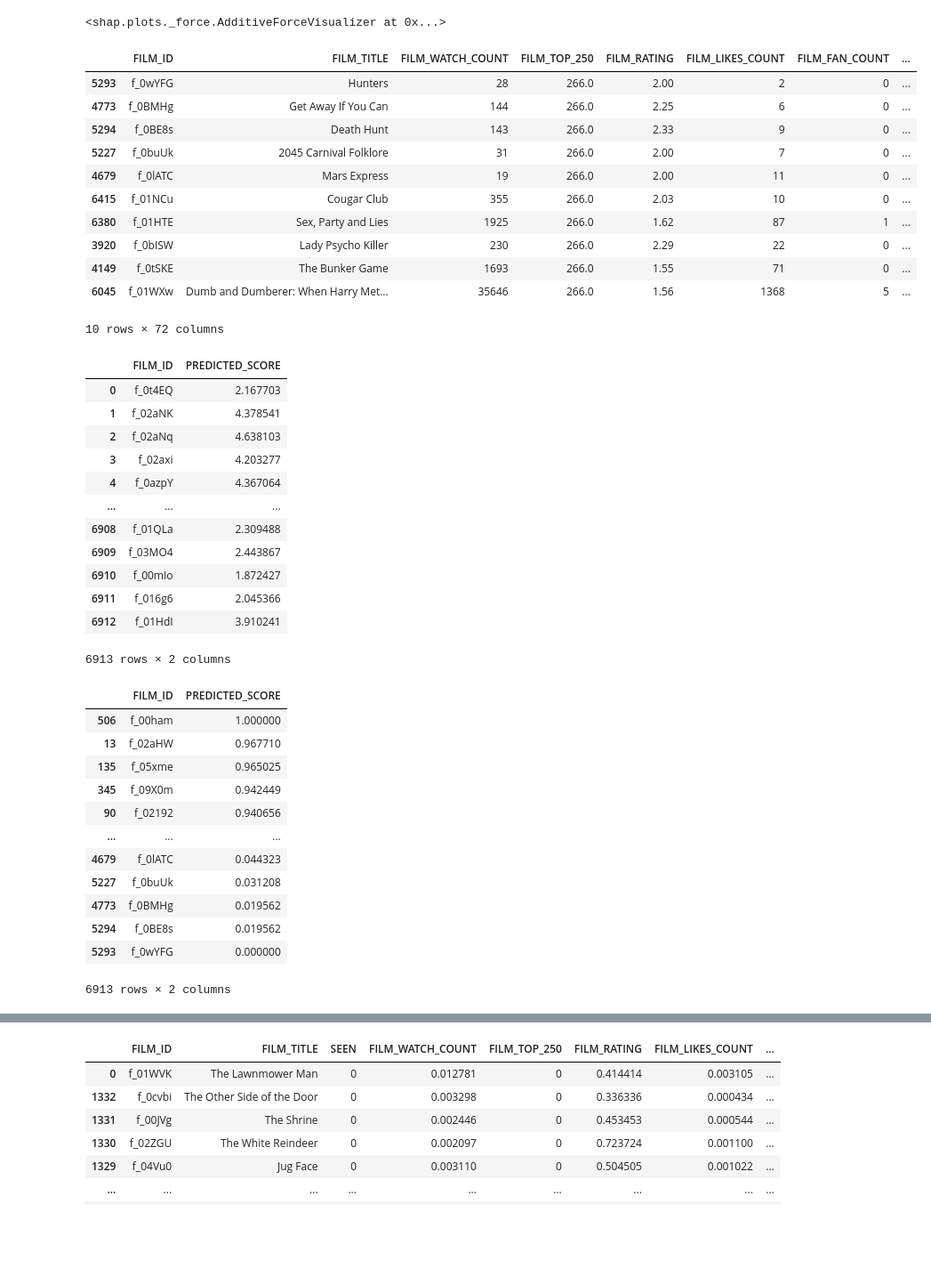
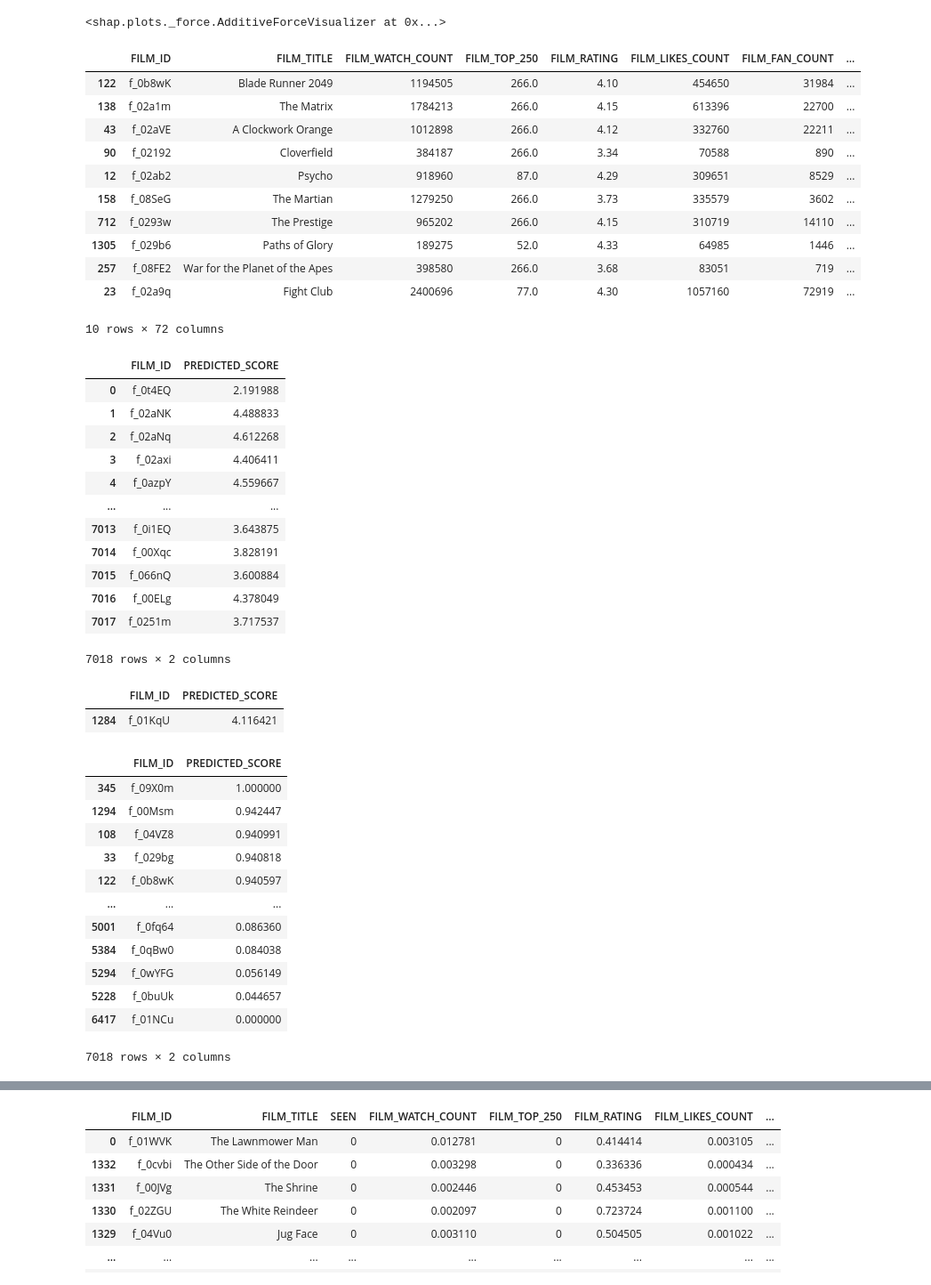
Before and after one commit to TD1138/letterboxd-app, a Jupyter notebook: lib/notebooks/WatchlistAlgo.ipynb, the cells around one changed output, grey strips where cells are left out. Shown at 89% size. Drawn from its saved outputs; the diff is of its cells as text; code cells hidden in the pictures; blank space fills up the shorter version.

```diff
--- a/lib/notebooks/WatchlistAlgo.ipynb
+++ b/lib/notebooks/WatchlistAlgo.ipynb
@@ -389,3 +302,5 @@ eligible_watchlist_df3.head()
+# %%
+eligible_watchlist_df2 = pd.concat([eligible_watchlist_df2, eligible_watchlist_df2['ALL_FILM_GENRES'].str.get_dummies(sep='/')], axis=1).drop('ALL_FILM_GENRES', axis=1)
 # %%
 keyword_df = select_statement_to_df(keyword_query)
 keyword_df['COUNT'] = 1
@@ -417,5 +332,5 @@ keyword_df_wide
 # %%
-eligible_watchlist_df4 = eligible_watchlist_df3.merge(keyword_df_wide, how='left', on='FILM_ID')
+eligible_watchlist_df4 = eligible_watchlist_df2.merge(keyword_df_wide, how='left', on='FILM_ID')
 # %%
 eligible_watchlist_df4['FILM_TOP_250'] = eligible_watchlist_df4['FILM_TOP_250'].fillna(266)
 eligible_watchlist_df4['FILM_RATING'] = eligible_watchlist_df4['FILM_RATING'].fillna(2.0)
@@ -455,6 +370,7 @@ my_rating_df
 760 rows × 2 columns
 # %%
 rating_features_df = eligible_watchlist_df5.merge(my_rating_df, how='left', on='FILM_ID')
+rating_features_df = rating_features_df.drop(['LETTERBOXD_URL', 'STREAMING', 'STREAMING_SERVICES', 'RENTABLE', 'WATCHABLE', 'MIN_RENTAL_PRICE', 'FILM_DECADE'], axis=1)
 rating_features_df
 # %% [output]
 |  | FILM_ID | FILM_TITLE | FILM_WATCH_COUNT | FILM_TOP_250 | FILM_RATING | FILM_LIKES_COUNT | FILM_FAN_COUNT | ... |
@@ -522,7 +447,8 @@ non_features = ['FILM_ID',
                 'FILM_TITLE',
                 'FILM_RATING_SCALED',
                 'FILM_TOP_250',
-                'FILM_RUNTIME'
+                'FILM_RUNTIME',
+                'FILM_WATCH_COUNT'
                 ]
 
 
@@ -637,19 +553,19 @@ shap.force_plot(explainer.expected_value, shap_values[film_index, :], X_pred.ilo
 # %% [output]
 <shap.plots._force.AdditiveForceVisualizer at 0x...>
 # %%
-pred_df.sort_values('PREDICTED_SCORE', ascending=True).head(10)
+pred_df.sort_values('PREDICTED_SCORE', ascending=False).head(10)
 # %% [output]
 |  | FILM_ID | FILM_TITLE | FILM_WATCH_COUNT | FILM_TOP_250 | FILM_RATING | FILM_LIKES_COUNT | FILM_FAN_COUNT | ... |
-| 5293 | f_0wYFG | Hunters | 28 | 266.0 | 2.00 | 2 | 0 | ... |
-| 4773 | f_0BMHg | Get Away If You Can | 144 | 266.0 | 2.25 | 6 | 0 | ... |
-| 5294 | f_0BE8s | Death Hunt | 143 | 266.0 | 2.33 | 9 | 0 | ... |
-| 5227 | f_0buUk | 2045 Carnival Folklore | 31 | 266.0 | 2.00 | 7 | 0 | ... |
-| 4679 | f_0lATC | Mars Express | 19 | 266.0 | 2.00 | 11 | 0 | ... |
-| 6415 | f_01NCu | Cougar Club | 355 | 266.0 | 2.03 | 10 | 0 | ... |
-| 6380 | f_01HTE | Sex, Party and Lies | 1925 | 266.0 | 1.62 | 87 | 1 | ... |
-| 3920 | f_0bISW | Lady Psycho Killer | 230 | 266.0 | 2.29 | 22 | 0 | ... |
-| 4149 | f_0tSKE | The Bunker Game | 1693 | 266.0 | 1.55 | 71 | 0 | ... |
-| 6045 | f_01WXw | Dumb and Dumberer: When Harry Met... | 35646 | 266.0 | 1.56 | 1368 | 5 | ... |
+| 122 | f_0b8wK | Blade Runner 2049 | 1194505 | 266.0 | 4.10 | 454650 | 31984 | ... |
+| 138 | f_02a1m | The Matrix | 1784213 | 266.0 | 4.15 | 613396 | 22700 | ... |
+| 43 | f_02aVE | A Clockwork Orange | 1012898 | 266.0 | 4.12 | 332760 | 22211 | ... |
+| 90 | f_02192 | Cloverfield | 384187 | 266.0 | 3.34 | 70588 | 890 | ... |
+| 12 | f_02ab2 | Psycho | 918960 | 87.0 | 4.29 | 309651 | 8529 | ... |
+| 158 | f_08SeG | The Martian | 1279250 | 266.0 | 3.73 | 335579 | 3602 | ... |
+| 712 | f_0293w | The Prestige | 965202 | 266.0 | 4.15 | 310719 | 14110 | ... |
+| 1305 | f_029b6 | Paths of Glory | 189275 | 52.0 | 4.33 | 64985 | 1446 | ... |
+| 257 | f_08FE2 | War for the Planet of the Apes | 398580 | 266.0 | 3.68 | 83051 | 719 | ... |
+| 23 | f_02a9q | Fight Club | 2400696 | 77.0 | 4.30 | 1057160 | 72919 | ... |
 10 rows × 72 columns
 # %%
 def scale_col(df, column, suffix='', a=0, b=1):
@@ -663,32 +579,37 @@ output_df = pred_df.copy()[['FILM_ID', 'PREDICTED_SCORE']]
 output_df
 # %% [output]
 |  | FILM_ID | PREDICTED_SCORE |
-| 0 | f_0t4EQ | 2.167703 |
-| 1 | f_02aNK | 4.378541 |
-| 2 | f_02aNq | 4.638103 |
-| 3 | f_02axi | 4.203277 |
-| 4 | f_0azpY | 4.367064 |
+| 0 | f_0t4EQ | 2.191988 |
+| 1 | f_02aNK | 4.488833 |
+| 2 | f_02aNq | 4.612268 |
+| 3 | f_02axi | 4.406411 |
+| 4 | f_0azpY | 4.559667 |
 | ... | ... | ... |
-| 6908 | f_01QLa | 2.309488 |
-| 6909 | f_03MO4 | 2.443867 |
-| 6910 | f_00mIo | 1.872427 |
-| 6911 | f_016g6 | 2.045366 |
-| 6912 | f_01HdI | 3.910241 |
+| 7013 | f_0i1EQ | 3.643875 |
+| 7014 | f_00Xqc | 3.828191 |
+| 7015 | f_066nQ | 3.600884 |
+| 7016 | f_00ELg | 4.378049 |
+| 7017 | f_0251m | 3.717537 |
-6913 rows × 2 columns
+7018 rows × 2 columns
+# %%
+output_df[output_df['FILM_ID'] == 'f_01KqU']
+# %% [output]
+|  | FILM_ID | PREDICTED_SCORE |
+| 1284 | f_01KqU | 4.116421 |
 # %%
 output_df = scale_col(output_df, 'PREDICTED_SCORE')
 output_df.sort_values('PREDICTED_SCORE', ascending=False)
 # %% [output]
 |  | FILM_ID | PREDICTED_SCORE |
-| 506 | f_00ham | 1.000000 |
-| 13 | f_02aHW | 0.967710 |
-| 135 | f_05xme | 0.965025 |
-| 345 | f_09X0m | 0.942449 |
-| 90 | f_02192 | 0.940656 |
+| 345 | f_09X0m | 1.000000 |
+| 1294 | f_00Msm | 0.942447 |
+| 108 | f_04VZ8 | 0.940991 |
+| 33 | f_029bg | 0.940818 |
+| 122 | f_0b8wK | 0.940597 |
 | ... | ... | ... |
-| 4679 | f_0lATC | 0.044323 |
-| 5227 | f_0buUk | 0.031208 |
-| 4773 | f_0BMHg | 0.019562 |
-| 5294 | f_0BE8s | 0.019562 |
-| 5293 | f_0wYFG | 0.000000 |
+| 5001 | f_0fq64 | 0.086360 |
+| 5384 | f_0qBw0 | 0.084038 |
+| 5294 | f_0wYFG | 0.056149 |
+| 5228 | f_0buUk | 0.044657 |
+| 6417 | f_01NCu | 0.000000 |
-6913 rows × 2 columns
+7018 rows × 2 columns
```
Also changed, not shown: parts of 35 cells of this notebook, 7 other files.
